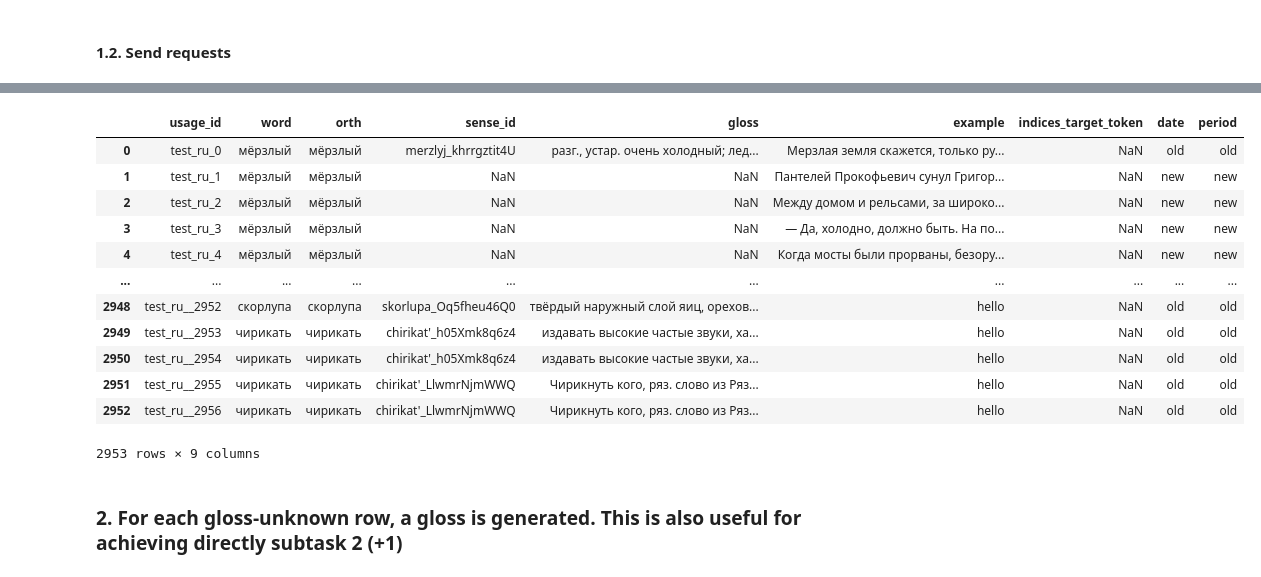
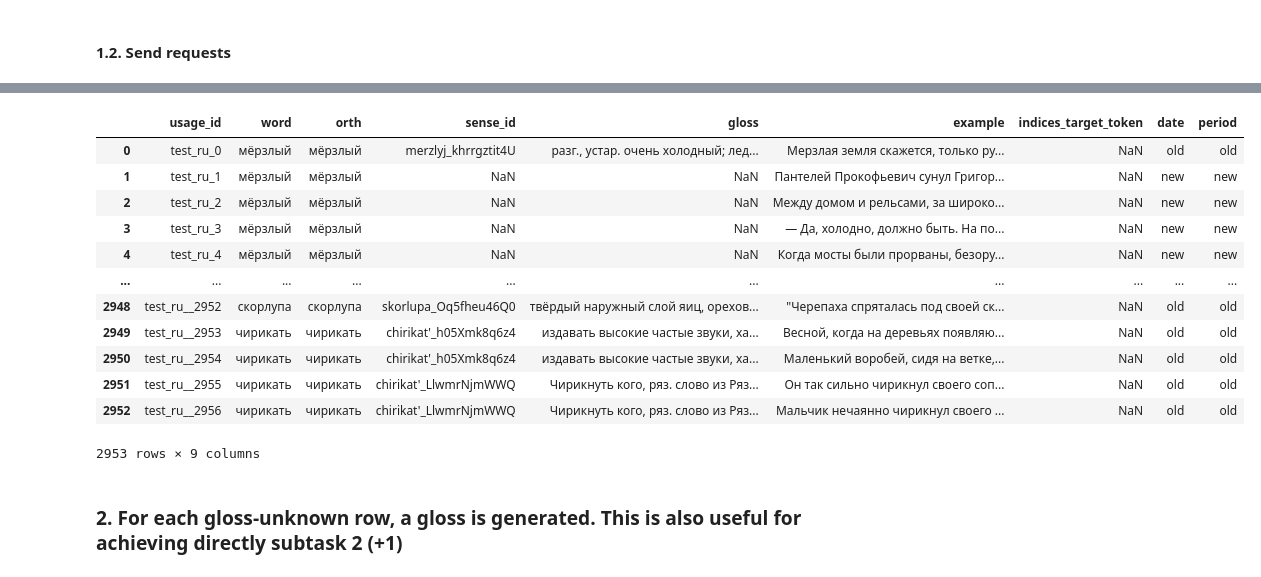
Before and after one commit to t-montes/Axolotl24, a Jupyter notebook: llm-fill.ipynb, the cells around one changed output, grey strips where cells are left out. Drawn from its saved outputs; the diff is of its cells as text; code cells hidden in the pictures.

```diff
--- a/llm-fill.ipynb
+++ b/llm-fill.ipynb
@@ -256,10 +266,42 @@ del exp_fill
 # %% [markdown]
 #### 1.2. Send requests
-# %%
-def generate_examples(n, prompt):
-    #response, usage, finish_reason = request(prompt)
-    return ["hello" for _ in range(n)]
+# %%
+def generate_examples(n, prompt):
+    response, usage, finish_reason = request(prompt)
+    print(response)
+
+    status = "ok"
+    lines = response.split('\n')
+    if finish_reason != "stop":
+        status = "error"
+        new_lines = [f"Error {finish_reason}" for _ in range(n)]
+    else:
+        if n == 1:
+            if len(lines) > 1:
+                if len(lines) > 2:
+                    print(f"WARNING 1: {len(lines)} lines found, but {n} expected.")
+                    status = "warning"
+                new_lines = [lines[-1]]
+            new_lines = lines
+        else:
+            new_lines = []
+            for line in lines:
+                if (line != "") and ((line[0].isdigit()) or line[0] == '-'):
+                    line = ' '.join(line.split(' ')[1:])
+                    new_lines.append(line)
+            if len(new_lines) != n:
+                print(f"WARNING 2: {len(new_lines)} lines found, but {n} expected.")
+                status = "warning"
+
+    r['input_tokens'] += usage['input']
+    r['output_tokens'] += usage['output']
+    r['data'].append({"prompt":prompt, "response":response, "finish_reason":finish_reason, "status":status})
+    with open(RESPONSES_FILE_1, "w", encoding='utf-8') as f:
+        f.write(json.dumps(r, indent=4))
+
+    return new_lines
 # %%
+df = pd.read_csv(FILE_TO_READ, sep='\t')
 mod_df = df.copy()
 id_template = '_'.join(df.loc[0, 'usage_id'].split("_")[:2]) + '_'
 last_id = int(df.loc[len(df)-1, 'usage_id'].split("_")[-1])
@@ -273,11 +315,13 @@ while index < len(df):
         sense_id = row['sense_id']
         word = row['word']
         example = row['example']
+        print(f"---------------------------------------- {index, sense_id} ----------------------------------------")
 
         found = len(mod_df[(mod_df['sense_id'] == sense_id) & (~mod_df['example'].isna())])
         n = AUGMENTED_EXAMPLES - found
         if n > 0:
             p = gen_prompt(prompt, n, word, gloss)
+            print(p, end="\n\n")
             examples = generate_examples(n, p)
             if f"{example}" == "nan":
                 row['example'] = examples[0]
@@ -294,5 +338,6 @@ while index < len(df):
             print(f"No examples needed for {word} ({sense_id}), found {found}")
     index += 1
 
+mod_df.to_csv(f'./data/augmented/{filename}.tsv', sep='\t', index=False)
 mod_df
 # %% [output]
@@ -316,13 +361,13 @@ No examples needed for чирикать (chirikat'_LlwmrNjmWWQ), found 3
 |  | usage_id | word | orth | sense_id | gloss | example | indices_target_token | date | period |
 | 0 | test_ru_0 | мёрзлый | мёрзлый | merzlyj_khrrgztit4U | разг., устар. очень холодный; лед... | Мерзлая земля скажется, только ру... | NaN | old | old |
 | 1 | test_ru_1 | мёрзлый | мёрзлый | NaN | NaN | Пантелей Прокофьевич сунул Григор... | NaN | new | new |
 | 2 | test_ru_2 | мёрзлый | мёрзлый | NaN | NaN | Между домом и рельсами, за широко... | NaN | new | new |
 | 3 | test_ru_3 | мёрзлый | мёрзлый | NaN | NaN | — Да, холодно, должно быть. На по... | NaN | new | new |
 | 4 | test_ru_4 | мёрзлый | мёрзлый | NaN | NaN | Когда мосты были прорваны, безору... | NaN | new | new |
 | ... | ... | ... | ... | ... | ... | ... | ... | ... | ... |
-| 2948 | test_ru__2952 | скорлупа | скорлупа | skorlupa_Oq5fheu46Q0 | твёрдый наружный слой яиц, орехов... | hello | NaN | old | old |
-| 2949 | test_ru__2953 | чирикать | чирикать | chirikat'_h05Xmk8q6z4 | издавать высокие частые звуки, ха... | hello | NaN | old | old |
-| 2950 | test_ru__2954 | чирикать | чирикать | chirikat'_h05Xmk8q6z4 | издавать высокие частые звуки, ха... | hello | NaN | old | old |
-| 2951 | test_ru__2955 | чирикать | чирикать | chirikat'_LlwmrNjmWWQ | Чирикнуть кого, ряз. слово из Ряз... | hello | NaN | old | old |
-| 2952 | test_ru__2956 | чирикать | чирикать | chirikat'_LlwmrNjmWWQ | Чирикнуть кого, ряз. слово из Ряз... | hello | NaN | old | old |
+| 2948 | test_ru__2952 | скорлупа | скорлупа | skorlupa_Oq5fheu46Q0 | твёрдый наружный слой яиц, орехов... | "Черепаха спряталась под своей ск... | NaN | old | old |
+| 2949 | test_ru__2953 | чирикать | чирикать | chirikat'_h05Xmk8q6z4 | издавать высокие частые звуки, ха... | Весной, когда на деревьях появляю... | NaN | old | old |
+| 2950 | test_ru__2954 | чирикать | чирикать | chirikat'_h05Xmk8q6z4 | издавать высокие частые звуки, ха... | Маленький воробей, сидя на ветке,... | NaN | old | old |
+| 2951 | test_ru__2955 | чирикать | чирикать | chirikat'_LlwmrNjmWWQ | Чирикнуть кого, ряз. слово из Ряз... | Он так сильно чирикнул своего соп... | NaN | old | old |
+| 2952 | test_ru__2956 | чирикать | чирикать | chirikat'_LlwmrNjmWWQ | Чирикнуть кого, ряз. слово из Ряз... | Мальчик нечаянно чирикнул своего ... | NaN | old | old |
 2953 rows × 9 columns
```
Also changed, not shown: parts of 13 cells of this notebook, 8 other files.
